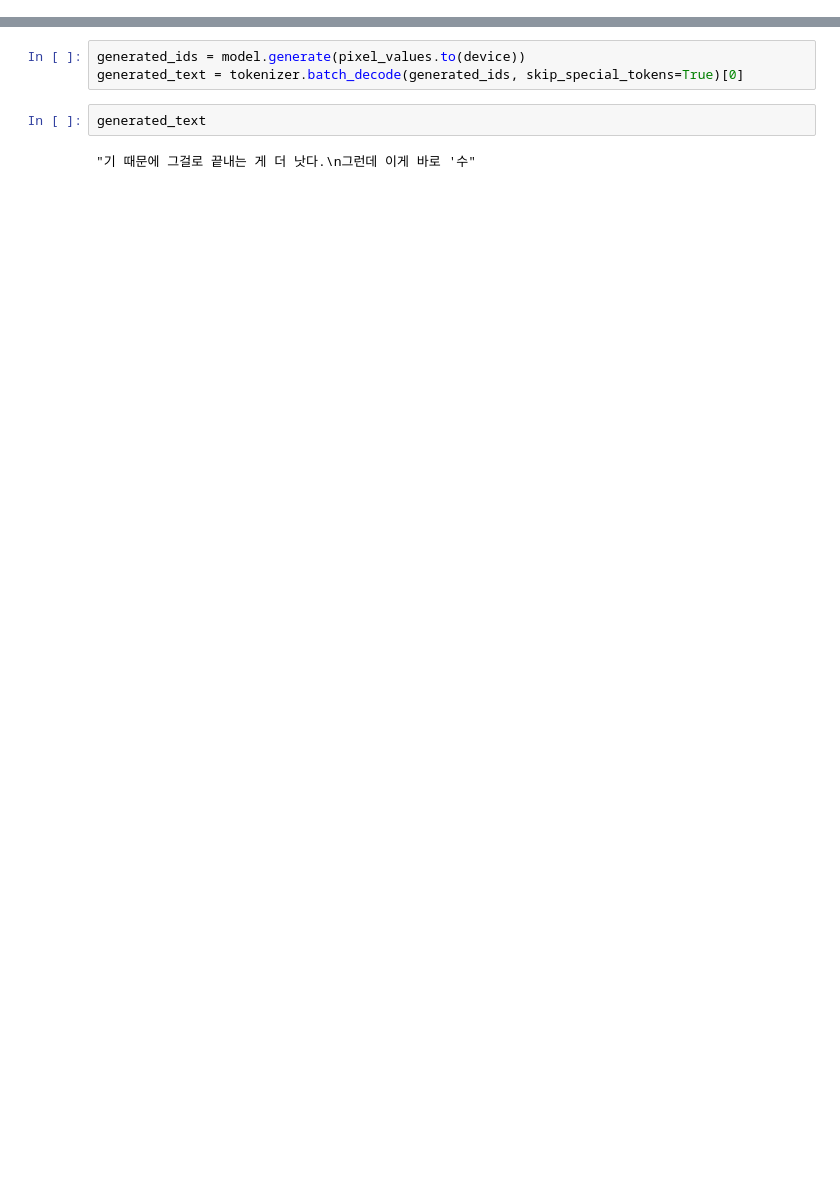
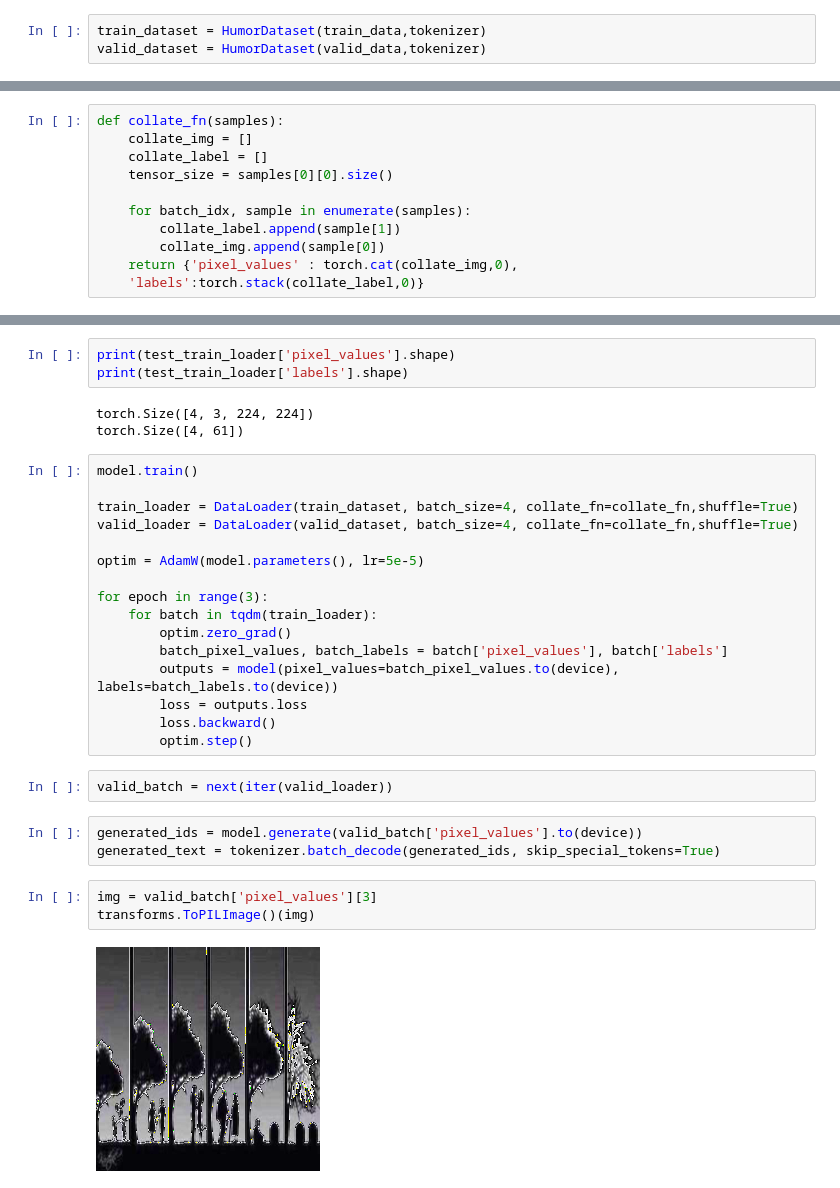
Before and after one commit to boostcampaitech2/final-project-level3-nlp-08, a Jupyter notebook: caption_ha.ipynb, the cells around one changed output, grey strips where cells are left out. Saved outputs shown, nothing was run; the diff lists cells and outputs as text; blank space fills up the shorter version.

Commit message:
add temp train code in caption_ha.ipynb

```diff
--- a/caption_ha.ipynb
+++ b/caption_ha.ipynb
@@ -32,0 +81,3 @@ image_tensor.shape
+# %%
+train_dataset = HumorDataset(train_data,tokenizer)
+valid_dataset = HumorDataset(valid_data,tokenizer)
@@ -33,3 +86,14 @@ image_tensor.shape
+# %%
+def collate_fn(samples):
+    collate_img = []
+    collate_label = []
+    tensor_size = samples[0][0].size()
+
+    for batch_idx, sample in enumerate(samples):
+        collate_label.append(sample[1])
+        collate_img.append(sample[0])
+    return {'pixel_values' : torch.cat(collate_img,0),
+    'labels':torch.stack(collate_label,0)}
 # %%
 #image
 model.config.decoder_start_token_id = 0
@@ -76,7 +106,32 @@ loss = outputs.loss
+# %%
+print(test_train_loader['pixel_values'].shape)
+print(test_train_loader['labels'].shape)
+# %% [output]
+torch.Size([4, 3, 224, 224])
+torch.Size([4, 61])
+# %%
+model.train()
+
+train_loader = DataLoader(train_dataset, batch_size=4, collate_fn=collate_fn,shuffle=True)
+valid_loader = DataLoader(valid_dataset, batch_size=4, collate_fn=collate_fn,shuffle=True)
+
+optim = AdamW(model.parameters(), lr=5e-5)
+
+for epoch in range(3):
+    for batch in tqdm(train_loader):
+        optim.zero_grad()
+        batch_pixel_values, batch_labels = batch['pixel_values'], batch['labels']
+        outputs = model(pixel_values=batch_pixel_values.to(device), labels=batch_labels.to(device))
+        loss = outputs.loss
+        loss.backward()
+        optim.step()
+# %%
+valid_batch = next(iter(valid_loader))
 # %%
-generated_ids = model.generate(pixel_values.to(device))
-generated_text = tokenizer.batch_decode(generated_ids, skip_special_tokens=True)[0]
+generated_ids = model.generate(valid_batch['pixel_values'].to(device))
+generated_text = tokenizer.batch_decode(generated_ids, skip_special_tokens=True)
-# %%
-generated_text
-# %% [output]
-"기 때문에 그걸로 끝내는 게 더 낫다.\n그런데 이게 바로 '수"
+# %%
+img = valid_batch['pixel_values'][3]
+transforms.ToPILImage()(img)
+# %% [output]
+[figure, added]
```
Also changed, not shown: parts of 19 cells of this notebook, 2 other files.
